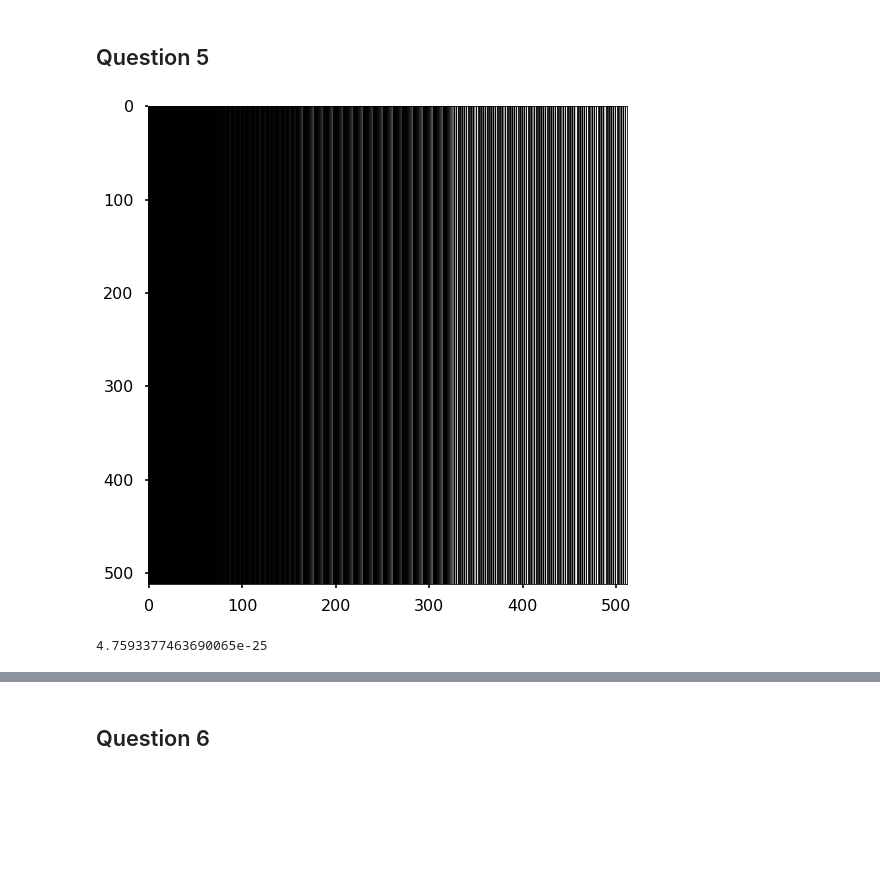
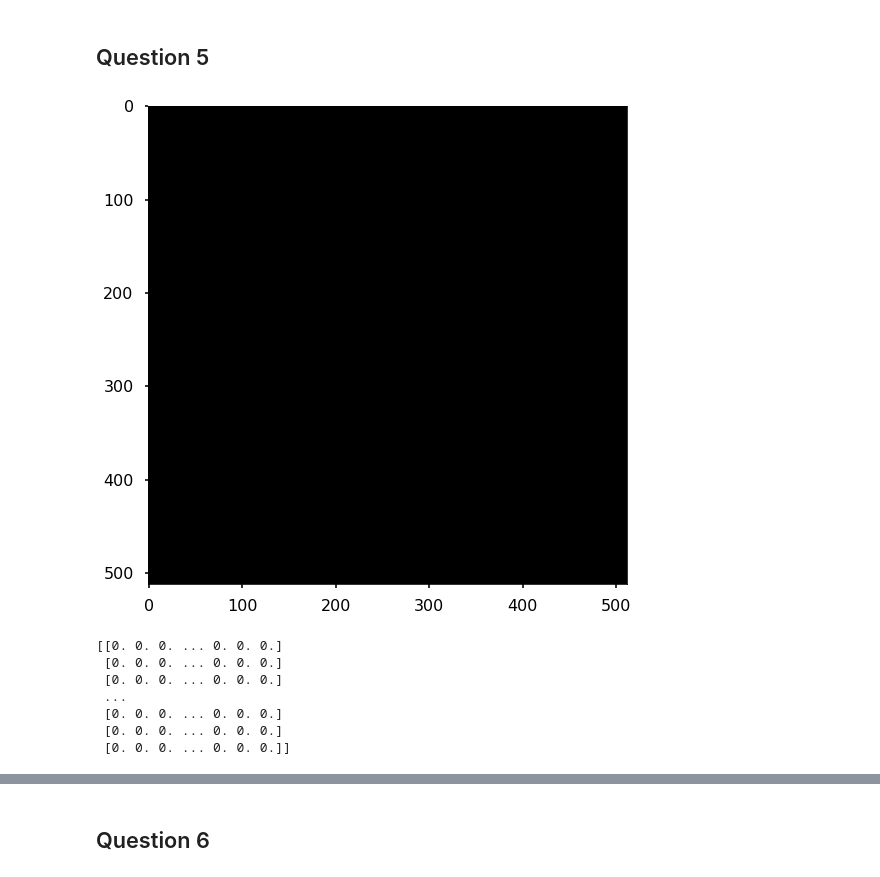
Before and after one commit to jnowaczek/ImageProcessing, a Jupyter notebook: Final project.ipynb, the cells around one changed output, grey strips where cells are left out. Saved outputs shown, nothing was run; the diff lists cells and outputs as text; code cells hidden in the pictures; blank space fills up the shorter version.

```diff
--- a/Final project.ipynb
+++ b/Final project.ipynb
@@ -34,0 +75,8 @@ smoothing = [[1,  4,  6,  4,  1],
+# %%
+log = np.zeros((9, 9), dtype='float')
+sigma = 1.4
+for j in range(9):
+    for i in range(9):
+        x, y = j - 5, i - 5
+        log[i, j] = (-1 / (math.pi * sigma ** 4)) * (1 - ((x ** 2 - y ** 2) / 2 * sigma ** 2)) * math.exp(-(x ** 2 + y ** 2) / (2 * sigma ** 2))
+print(log / np.min(log))
@@ -37,12 +103,18 @@ smoothing = [[1,  4,  6,  4,  1],
 # %%
 image = np.zeros((512, 512))
 
 for x in range(512):
     for y in range(512):
-        image[y,x] = (math.sin(4 * math.pi * x) ** 2) * (math.cos(8 * math.pi * y) ** 2)
+        image[y,x] = int((math.sin(4 * math.pi * x) ** 2) * (math.cos(8 * math.pi * y) ** 2))
 plt.imshow(image)
 plt.show()
-print(np.max(image))
+print(image)
 # %% [output]
-[figure, old version]
+[figure, new version]
-4.7593377463690065e-25
+[[0. 0. 0. ... 0. 0. 0.]
+ [0. 0. 0. ... 0. 0. 0.]
+ [0. 0. 0. ... 0. 0. 0.]
+ ...
+ [0. 0. 0. ... 0. 0. 0.]
+ [0. 0. 0. ... 0. 0. 0.]
+ [0. 0. 0. ... 0. 0. 0.]]
```
Also changed, not shown: parts of 56 cells of this notebook.
